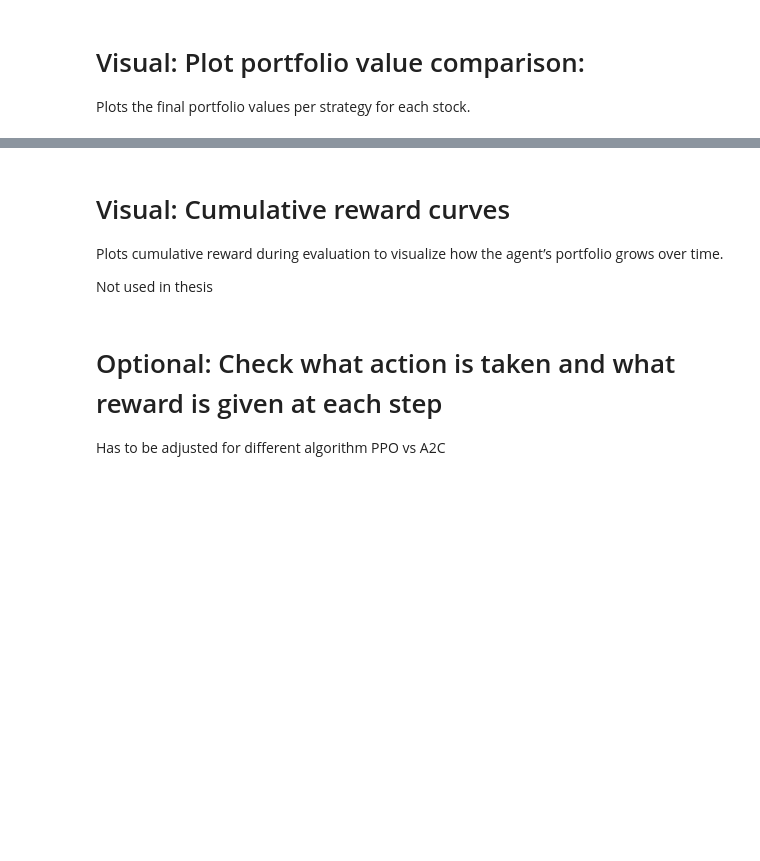
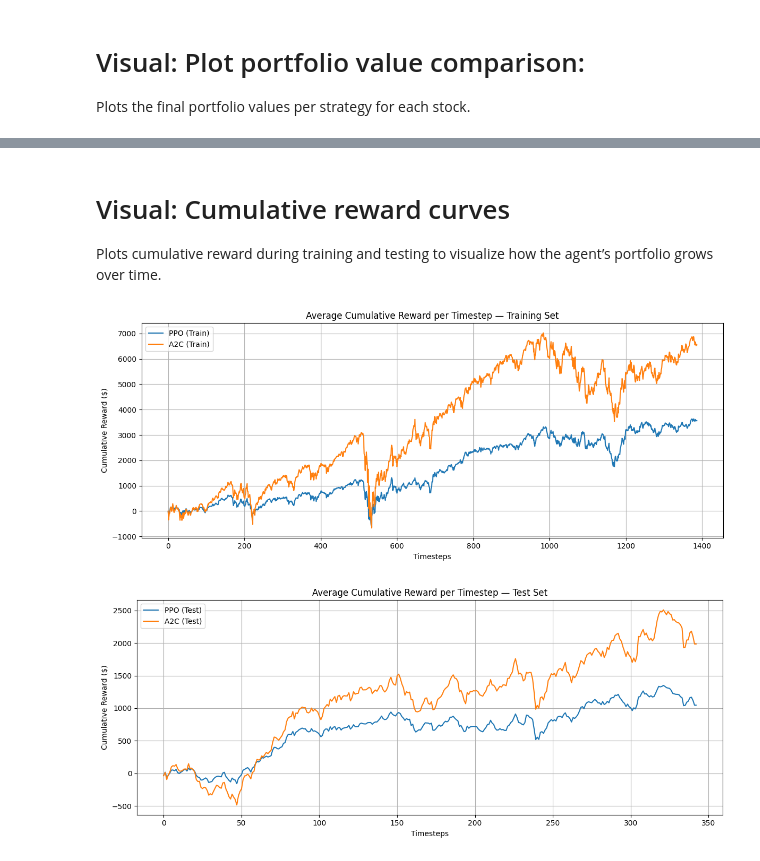
Before and after one commit to MacakFTW/Exploring-Reinforcement-Learning-in-the-Financial-World, a Jupyter notebook: Thesis_Code_Final_Version_Ferid_Kendic.ipynb, the cells around one changed output, grey strips where cells are left out. Cells and saved outputs as stored; diff of their text form; code cells hidden in the pictures; blank space fills up the shorter version.

Commit message:
Final Code
Uploaded the final code for my thesis.

```diff
--- a/Thesis_Code_Final_Version_Ferid_Kendic.ipynb
+++ b/Thesis_Code_Final_Version_Ferid_Kendic.ipynb
@@ -292,5 +347,3 @@ plt.show()
 # %% [markdown]
 # Visual: Cumulative reward curves
-Plots cumulative reward during evaluation to visualize how the agent’s portfolio grows over time.
-
-Not used in thesis
+Plots cumulative reward during training and testing to visualize how the agent’s portfolio grows over time.
@@ -327,4 +349,0 @@ plt.show()
-# %% [markdown]
-# Optional: Check what action is taken and what reward is given at each step
-
-Has to be adjusted for different algorithm PPO vs A2C
@@ -350,0 +350,38 @@ print(f"💰 Final PPO Portfolio Value: {round(ppo_val, 2)}")
+# %%
+# Utility to pad shorter sequences with NaNs
+def pad_sequences(seq_list):
+    max_len = max(len(s) for s in seq_list)
+    return np.array([np.pad(s, (0, max_len - len(s)), constant_values=np.nan) for s in seq_list])
+
+# Pad and compute average reward per timestep
+ppo_train_mean = np.nanmean(pad_sequences(ppo_train_rewards_all), axis=0)
+a2c_train_mean = np.nanmean(pad_sequences(a2c_train_rewards_all), axis=0)
+ppo_test_mean = np.nanmean(pad_sequences(ppo_test_rewards_all), axis=0)
+a2c_test_mean = np.nanmean(pad_sequences(a2c_test_rewards_all), axis=0)
+
+# Plot average cumulative reward (Training)
+plt.figure(figsize=(12,5))
+plt.plot(np.cumsum(ppo_train_mean), label="PPO (Train)")
+plt.plot(np.cumsum(a2c_train_mean), label="A2C (Train)")
+plt.title("Average Cumulative Reward per Timestep — Training Set")
+plt.xlabel("Timesteps")
+plt.ylabel("Cumulative Reward ($)")
+plt.grid(True)
+plt.legend()
+plt.tight_layout()
+plt.show()
+
+# Plot average cumulative reward (Test)
+plt.figure(figsize=(12,5))
+plt.plot(np.cumsum(ppo_test_mean), label="PPO (Test)")
+plt.plot(np.cumsum(a2c_test_mean), label="A2C (Test)")
+plt.title("Average Cumulative Reward per Timestep — Test Set")
+plt.xlabel("Timesteps")
+plt.ylabel("Cumulative Reward ($)")
+plt.grid(True)
+plt.legend()
+plt.tight_layout()
+plt.show()
+# %% [output]
+[figure, added]
+[figure, added]
```
Also changed, not shown: parts of 6 cells of this notebook.
